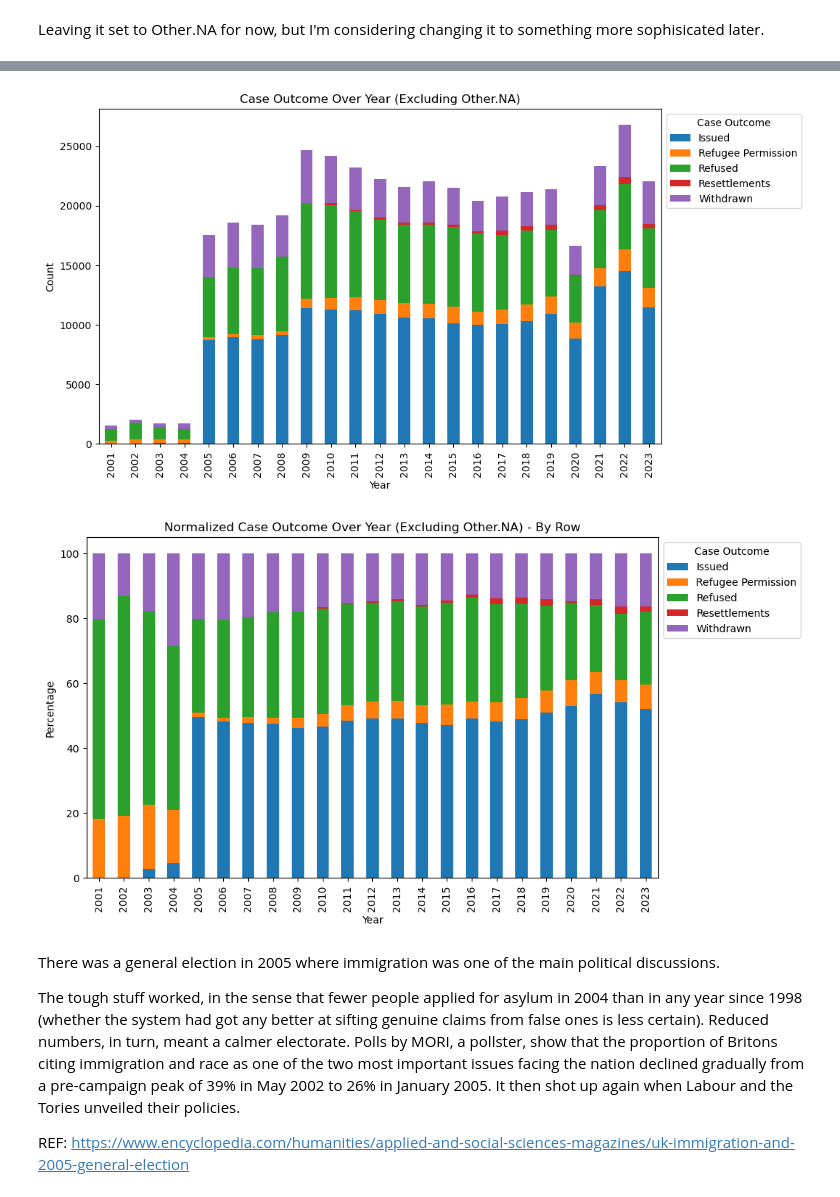
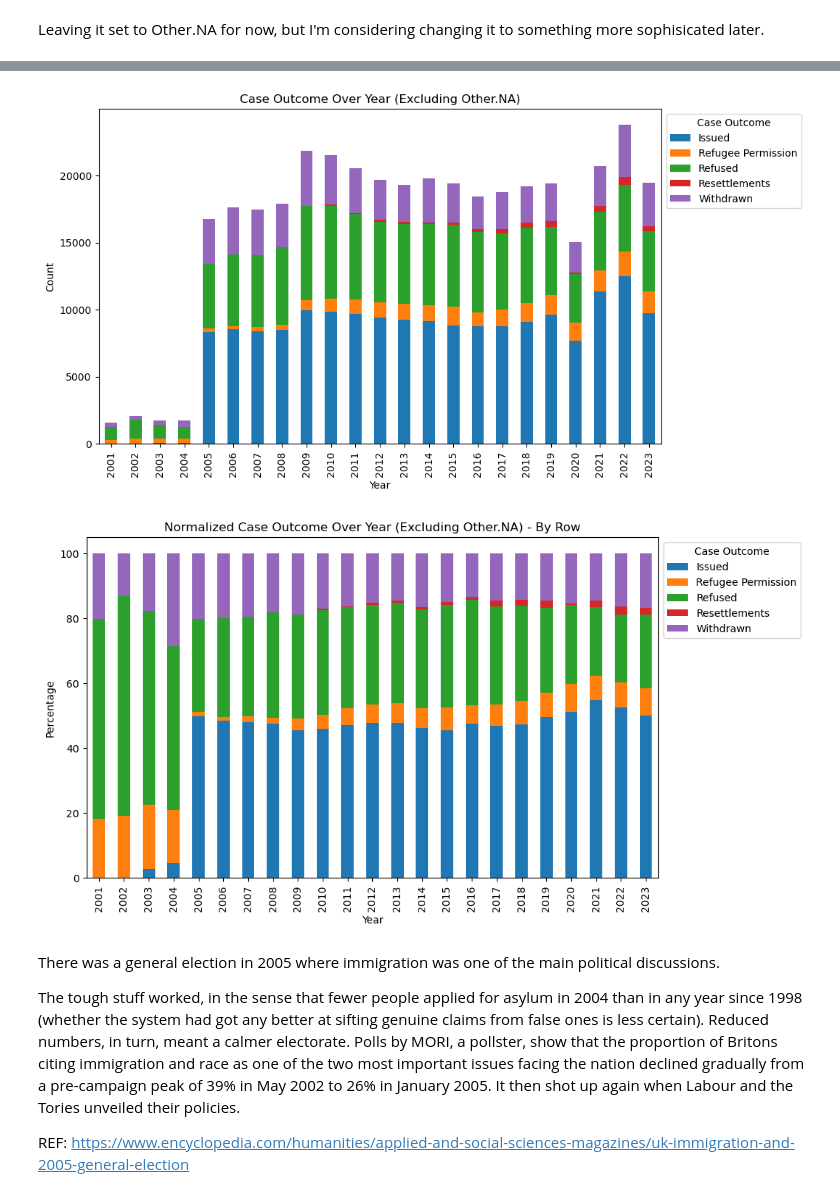
Before and after one commit to psmith1011/CS_UK_Immigration, a Jupyter notebook: Notebook_Code_Files/CS_UK_Immigration_PSmith.ipynb, the cells around one changed output, grey strips where cells are left out. Cells and saved outputs as stored; diff of their text form; code cells hidden in the pictures.

```diff
--- a/Notebook_Code_Files/CS_UK_Immigration_PSmith.ipynb
+++ b/Notebook_Code_Files/CS_UK_Immigration_PSmith.ipynb
@@ -445,0 +592,13 @@ dtype: float64
+# %%
+# Define the mapping dictionary
+sex_mapping = {
+    'male': 1,
+    'female': 2,
+    'unknown': 3
+}
+
+# Apply the mapping
+df_combined['Sex'] = df_combined['Sex'].map(sex_mapping)
+
+# It seems you've already handled NaN values with .fillna(3), which is great
+df_combined['Sex'] = df_combined['Sex'].fillna(3).astype(int)
@@ -489,20 +761,15 @@ outcome_mapping = {
         'Resettlement - Afghan route not recorded - Settled accommodation'
     ]
 }
-
-# Initialize an empty list to store the values not mapped to any category
-other_values = []
-
-# Iterate over the unique values in the 'Case outcome' column
-for value in df_combined['Case outcome'].unique():
-    # Check if the value is not found in any of the main categories
-    if all(value not in similar_values for similar_values in outcome_mapping.values()):
-        # Add the value to the list of other values
-        other_values.append(value)
-
-# Map the other values to the "Other" category
-outcome_mapping['Other.NA'] = other_values
-
-# Apply the mapping to the 'Case outcome' column using .loc
-for main_category, similar_values in outcome_mapping.items():
-    df_combined.loc[df_combined['Case outcome'].isin(similar_values), 'Case outcome'] = main_category
+# %%
+# Reverse the mapping for easier application
+reverse_mapping = {}
+for category, values in outcome_mapping.items():
+    for value in values:
+        reverse_mapping[value] = category
+
+# Apply reverse mapping
+df_combined['Case outcome'] = df_combined['Case outcome'].map(reverse_mapping)
+
+# Assign 'Other' to any case outcome not covered by the categories
+df_combined.loc[~df_combined['Case outcome'].isin(outcome_mapping.keys()), 'Case outcome'] = 'Unknown'
@@ -537,26 +809,26 @@ df_combined.sample(10)
 # %%
 import pandas as pd
 import matplotlib.pyplot as plt
 
 # Assuming your dataframe is named df_combined
 
 # Filter the dataframe to exclude 'Other.NA' from 'Case outcome'
-filtered_df = df_combined[df_combined['Case outcome'] != 'Other.NA']
+filtered_df = df_combined[df_combined['Case outcome'] != 'Unknown']
 
 # Group filtered data by 'Year' and 'Case outcome' and count occurrences
 outcome_counts = filtered_df.groupby(['Year', 'Case outcome']).size().unstack(fill_value=0)
 
 # Plot the data
 outcome_counts.plot(kind='bar', stacked=True, figsize=(10, 6))
 plt.title('Case Outcome Over Year (Excluding Other.NA)')
 plt.xlabel('Year')
 plt.ylabel('Count')
 plt.legend(title='Case Outcome', bbox_to_anchor=(1, 1))
 plt.show()
 
 #normalize it / percentages / ratios
 # %% [output]
-[figure, old version]
+[figure, new version]
 # %%
 import pandas as pd
 import matplotlib.pyplot as plt
@@ -564,7 +836,7 @@ import matplotlib.pyplot as plt
 # Assuming your dataframe is named df_combined
 
 # Filter the dataframe to exclude 'Other.NA' from 'Case outcome'
-filtered_df = df_combined[df_combined['Case outcome'] != 'Other.NA']
+filtered_df = df_combined[df_combined['Case outcome'] != 'Unknown']
 
 # Group filtered data by 'Year' and 'Case outcome' and count occurrences
 outcome_counts = filtered_df.groupby(['Year', 'Case outcome']).size().unstack(fill_value=0)
@@ -583,7 +855,7 @@ plt.ylabel('Percentage')
 plt.legend(title='Case Outcome', bbox_to_anchor=(1, 1))
 plt.show()
 # %% [output]
-[figure, old version]
+[figure, new version]
 # %% [markdown]
 There was a general election in 2005 where immigration was one of the main political discussions.
 
```
Also changed, not shown: parts of 97 cells of this notebook, 1 other file.
